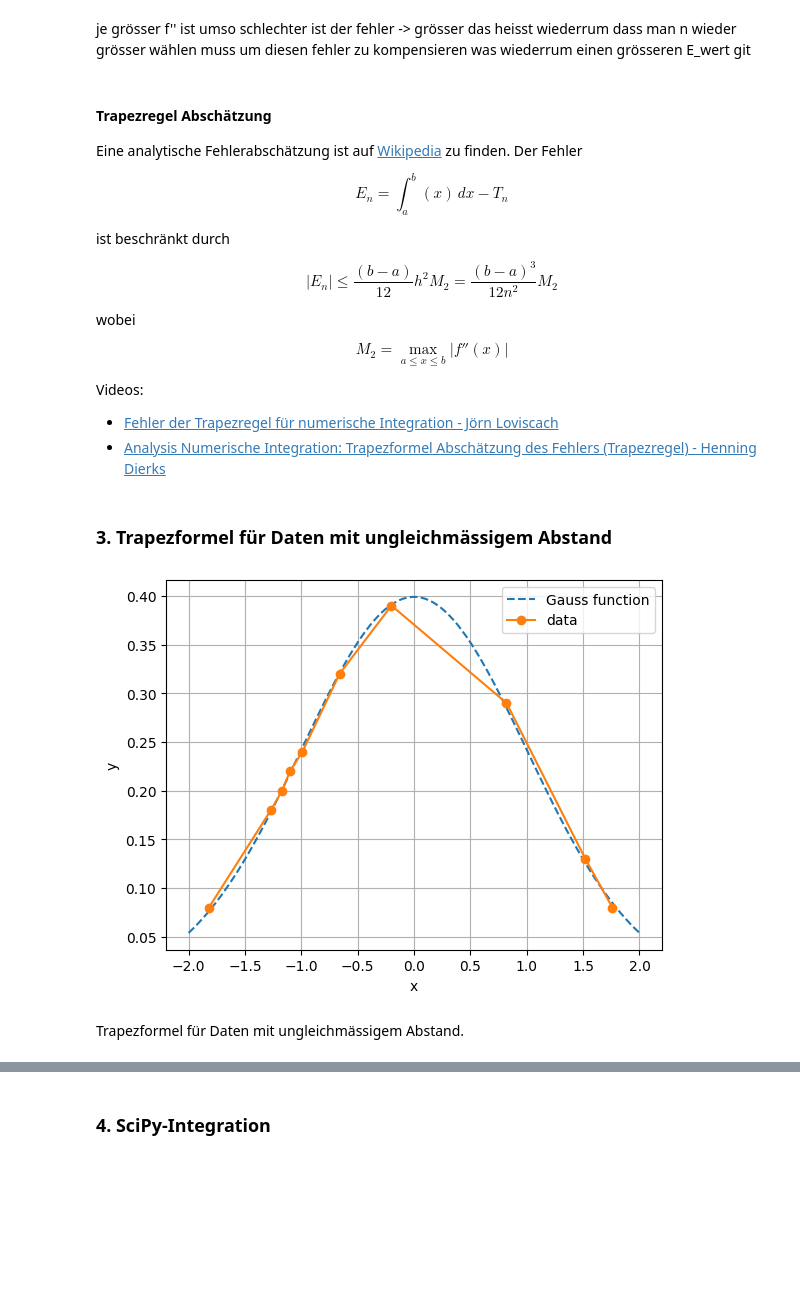
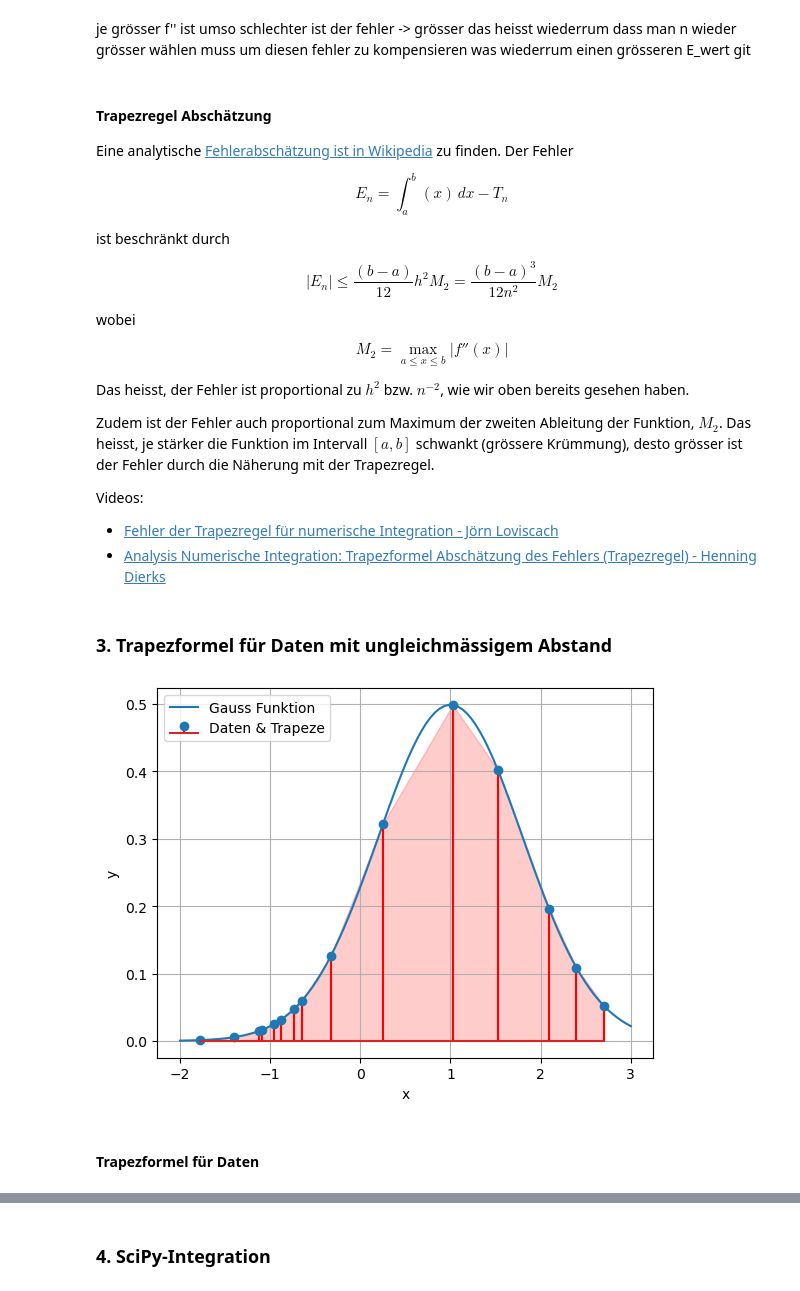
Before and after one commit to visciric/NGDS--Viscio, a Jupyter notebook: 08_Integration/08_Vertiefung.ipynb, the cells around one changed output, grey strips where cells are left out. Drawn from its saved outputs; the diff is of its cells as text; code cells hidden in the pictures; blank space fills up the shorter version.

```diff
--- a/08_Integration/08_Vertiefung.ipynb
+++ b/08_Integration/08_Vertiefung.ipynb
@@ -98,7 +104,7 @@ das heisst wiederrum dass man n wieder grösser wählen muss um diesen fehler zu
 # %% [markdown]
 #### Trapezregel Abschätzung
 
-Eine analytische Fehlerabschätzung ist auf [Wikipedia](https://de.wikipedia.org/wiki/Trapezregel) zu finden. Der Fehler
+Eine analytische [Fehlerabschätzung ist in Wikipedia](https://de.wikipedia.org/wiki/Trapezregel#Fehlerabsch%C3%A4tzung) zu finden. Der Fehler
 
 $$ E_n = \int_a^b (x) \,dx - T_n $$
 
@@ -110,6 +116,9 @@ wobei
 
 $$ M_2 = \max_{a \leq x \leq b} \left| f''(x) \right| $$
 
+Das heisst, der Fehler ist proportional zu $h^2$ bzw. $n^{-2}$, wie wir oben bereits gesehen haben.
+
+Zudem ist der Fehler auch proportional zum Maximum der zweiten Ableitung der Funktion, $M_2$. Das heisst, je stärker die Funktion im Intervall $[a,b]$ schwankt (grössere Krümmung), desto grösser ist der Fehler durch die Näherung mit der Trapezregel.
 
 Videos:
 
@@ -120,24 +129,27 @@ Videos:
 # %%
 def gauss(x, mu=0, sigma=1):
     return np.exp(-0.5 * ((x - mu) / sigma) ** 2) / (sigma * np.sqrt(2 * np.pi))
 
 
-x = np.linspace(-2, 2, 100)
-y = gauss(x)
+mu = 1
+sigma = 0.8
+x = np.linspace(-2, 3, 100)
+y = gauss(x, mu, sigma)
 
-n_samples = 10
+n_samples = 15
 rng = np.random.default_rng(8888)
-xi = np.round(np.sort(rng.uniform(low=x.min(), high=x.max(), size=n_samples)), 2)
-yi = np.round(gauss(xi), 2)
+x_samples = np.sort(rng.uniform(low=x.min(), high=x.max(), size=n_samples))
+y_samples = gauss(x_samples, mu, sigma)
 
-plt.plot(x, y, "--", label="Gauss function")
-plt.plot(xi, yi, "o-", label="data")
+plt.plot(x, y, label="Gauss Funktion")
+plt.stem(x_samples, y_samples, "r", label="Daten & Trapeze")
+plt.fill_between(x_samples, y_samples, 0, alpha=0.2, color="r")
 plt.xlabel("x")
 plt.ylabel("y")
 plt.grid()
 plt.legend()
 plt.show()
 # %% [output]
-[figure, old version]
+[figure, new version]
-# %% [markdown]
-Trapezformel für Daten mit ungleichmässigem Abstand.
+# %% [markdown]
+#### Trapezformel für Daten
```
Also changed, not shown: parts of 23 cells of this notebook, 7 other files.
